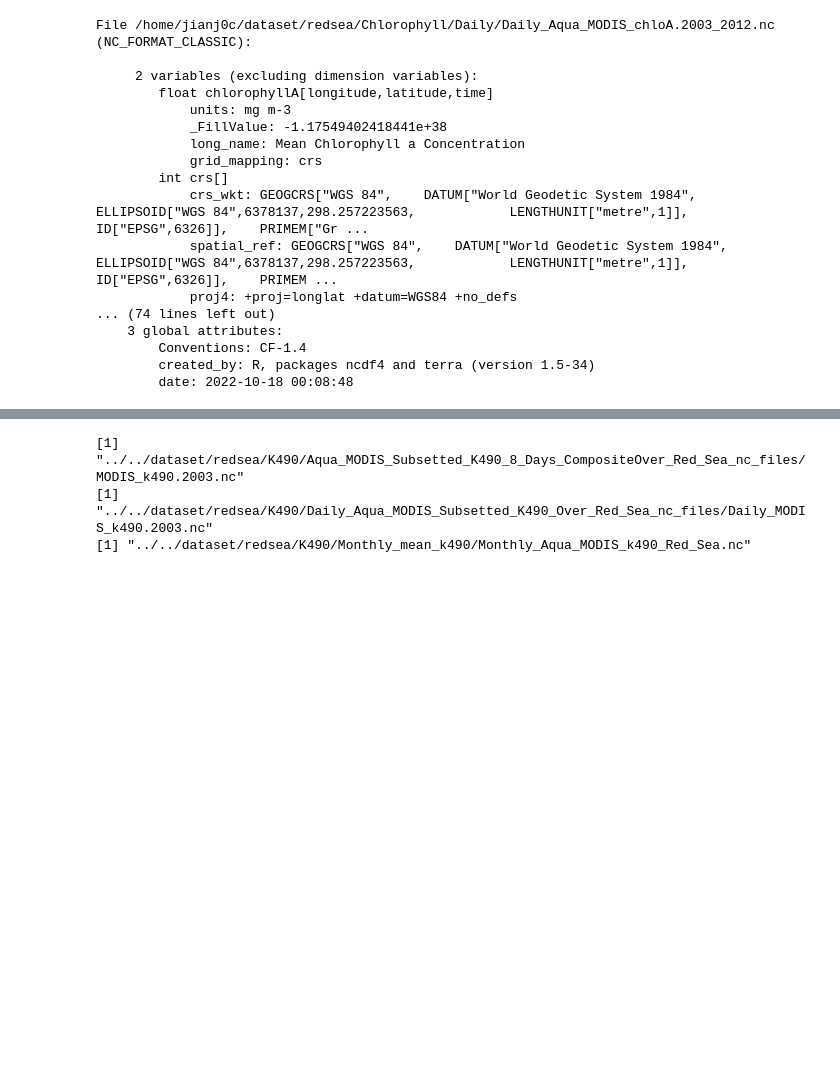
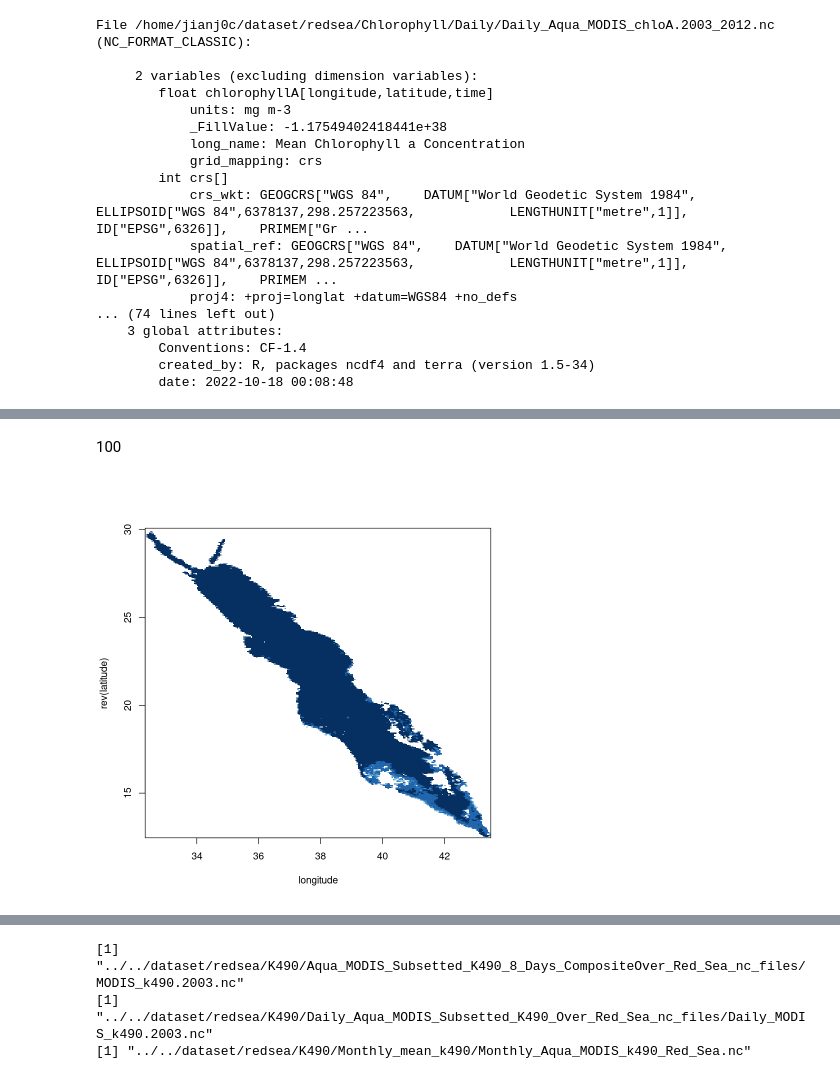
Before and after one commit to Stathastic/redsea, a Jupyter notebook: nc_data_explore.ipynb, the cells around one changed output, grey strips where cells are left out. Saved outputs shown, nothing was run; the diff lists cells and outputs as text; code cells hidden in the pictures; blank space fills up the shorter version.

```diff
--- a/nc_data_explore.ipynb
+++ b/nc_data_explore.ipynb
@@ -46,3 +53,8 @@ File /home/jianj0c/dataset/redsea/K490/Daily_Aqua_MODIS_Subsetted_K490_Over_Red_
         Conventions: CF-1.4
         created_by: R, packages ncdf4 and terra (version 1.5-34)
         date: 2022-10-17 23:08:36
+# %%
+for (i in 1:3){
+    print(dim(nc_obj$dim[[i]]$vals))
+}
+#
@@ -106,0 +179,6 @@ dir(dir_path)[1]
+# %% [markdown]
+100
+# %%
+image(longitude,rev(latitude),T_slice[,dim(T_slice)[2]:1], col = rev(brewer.pal(10,"RdBu")))
+# %% [output]
+[figure, added]
```
Also changed, not shown: parts of 43 cells of this notebook, 1 other file.
